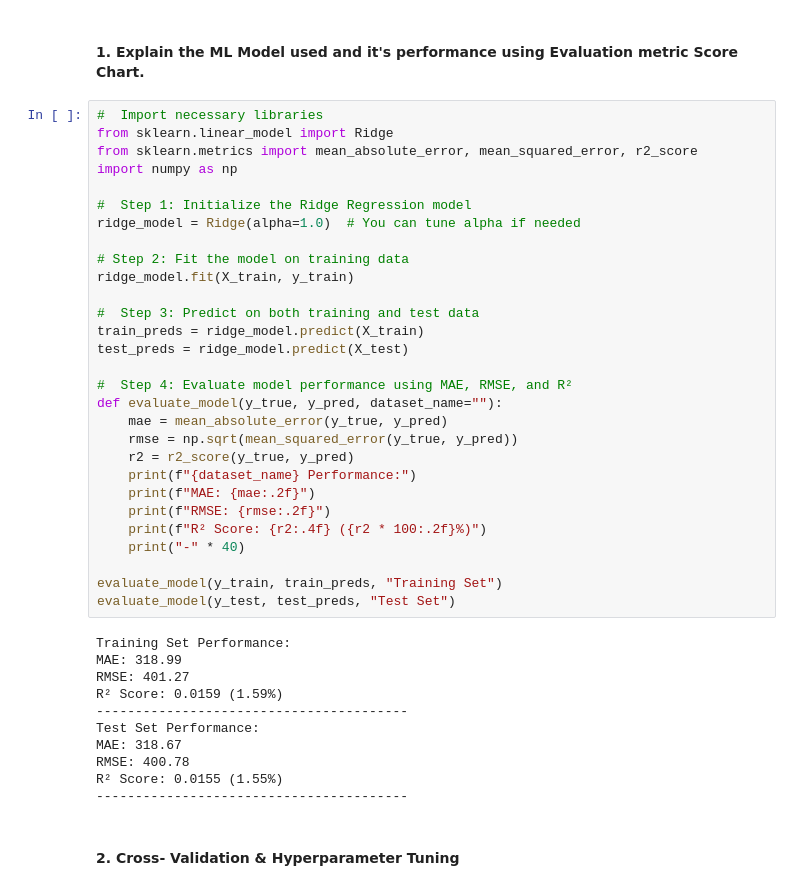
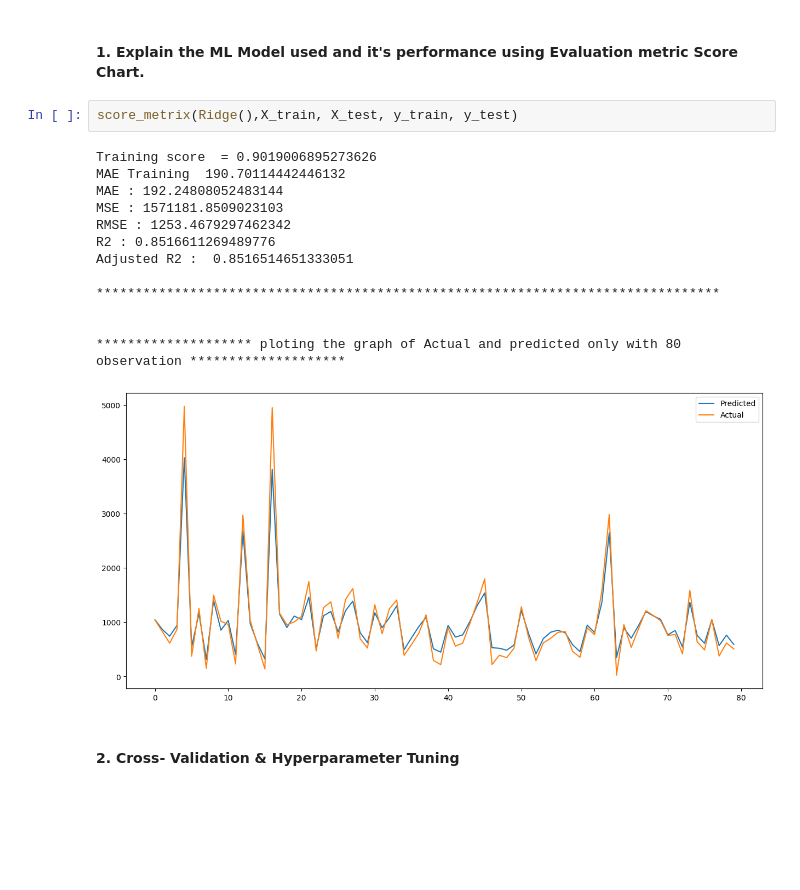
Before and after one commit to Dhairyasummi/NYC-TAXI-TRIP-REGRESSION, a Jupyter notebook: NYC_Trip.ipynb, the cells around one changed output. Drawn from its saved outputs; the diff is of its cells as text; blank space fills up the shorter version.

```diff
--- a/NYC_Trip.ipynb
+++ b/NYC_Trip.ipynb
@@ -1018,46 +1121,22 @@ plt.show()
 ### ML Model - 2 **Ridge**
 # %% [markdown]
 #### 1. **Explain the ML Model used and it's performance using Evaluation metric Score Chart.**
-# %%
-#  Import necessary libraries
-from sklearn.linear_model import Ridge
-from sklearn.metrics import mean_absolute_error, mean_squared_error, r2_score
-import numpy as np
-
-#  Step 1: Initialize the Ridge Regression model
-ridge_model = Ridge(alpha=1.0)  # You can tune alpha if needed
-
-# Step 2: Fit the model on training data
-ridge_model.fit(X_train, y_train)
-
-#  Step 3: Predict on both training and test data
-train_preds = ridge_model.predict(X_train)
-test_preds = ridge_model.predict(X_test)
-
-#  Step 4: Evaluate model performance using MAE, RMSE, and R²
-def evaluate_model(y_true, y_pred, dataset_name=""):
-    mae = mean_absolute_error(y_true, y_pred)
-    rmse = np.sqrt(mean_squared_error(y_true, y_pred))
-    r2 = r2_score(y_true, y_pred)
-    print(f"{dataset_name} Performance:")
-    print(f"MAE: {mae:.2f}")
-    print(f"RMSE: {rmse:.2f}")
-    print(f"R² Score: {r2:.4f} ({r2 * 100:.2f}%)")
-    print("-" * 40)
-
-evaluate_model(y_train, train_preds, "Training Set")
-evaluate_model(y_test, test_preds, "Test Set")
-# %% [output]
-Training Set Performance:
-MAE: 318.99
-RMSE: 401.27
-R² Score: 0.0159 (1.59%)
-----------------------------------------
-Test Set Performance:
-MAE: 318.67
-RMSE: 400.78
-R² Score: 0.0155 (1.55%)
-----------------------------------------
+# %%
+score_metrix(Ridge(),X_train, X_test, y_train, y_test)
+# %% [output]
+Training score  = 0.9019006895273626
+MAE Training  190.70114442446132
+MAE : 192.24808052483144
+MSE : 1571181.8509023103
+RMSE : 1253.4679297462342
+R2 : 0.8516611269489776
+Adjusted R2 :  0.8516514651333051
+
+********************************************************************************
+
+
+******************** ploting the graph of Actual and predicted only with 80 observation ********************
+[figure, added]
 # %% [markdown]
 #### 2. Cross- Validation & Hyperparameter Tuning
 # %%
```
Also changed, not shown: parts of 33 cells of this notebook.
